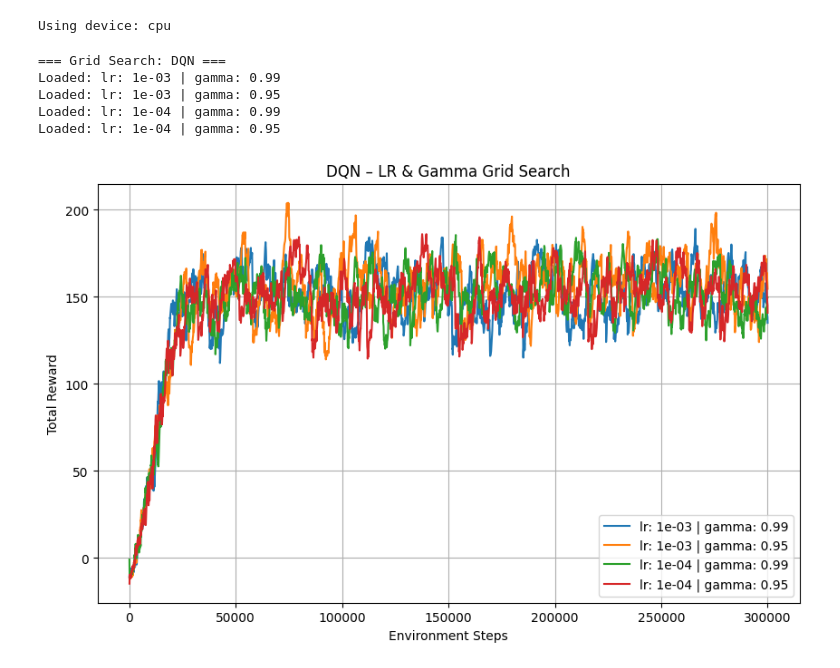
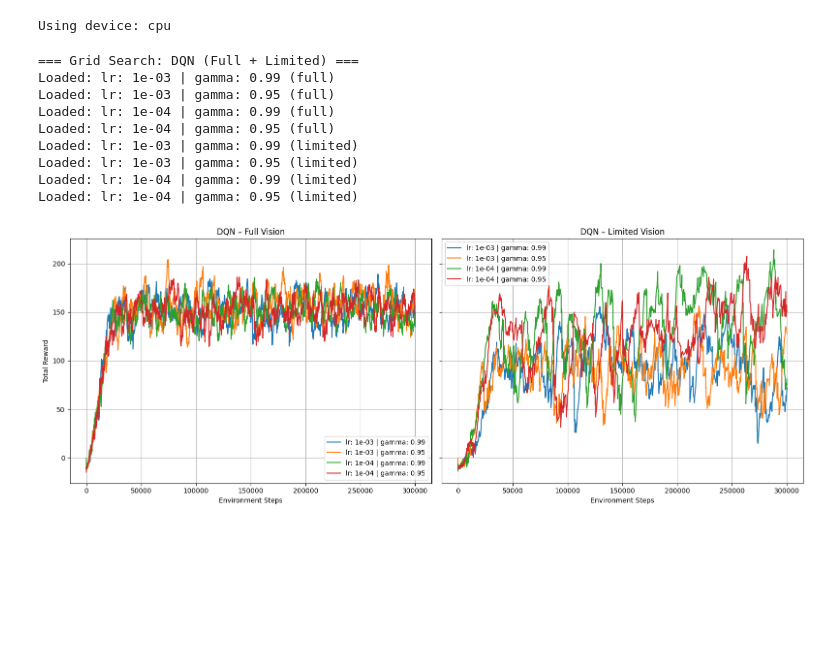
Before and after one commit to Kevin007p/snake-rl, a Jupyter notebook: copy.ipynb, the cells around one changed output. Saved outputs shown, nothing was run; the diff lists cells and outputs as text; code cells hidden in the pictures; blank space fills up the shorter version.

```diff
--- a/copy.ipynb
+++ b/copy.ipynb
@@ -312,7 +309,7 @@ def optimize_dqn_step(memory, policy_net, target_net, optimizer, config):
     transitions = memory.sample(config["batch_size"])
     batch = Transition(*zip(*transitions))
 
-    states      = torch.tensor(batch.state, dtype=torch.float32).to(device)
+    states      = torch.from_numpy(np.array(batch.state)).float().to(device)
     actions     = torch.tensor(batch.action, dtype=torch.int64).unsqueeze(1).to(device)
     rewards     = torch.tensor(batch.reward, dtype=torch.float32).unsqueeze(1).to(device)
     next_states = torch.tensor(batch.next_state, dtype=torch.float32).to(device)
@@ -582,23 +579,39 @@ for vision in ["full", "limited"]:
 
         result_dict[tag] = (steps, rewards)
 # %% [output]
-=== Grid Search: DQN ===
-Loaded: lr: 1e-03 | gamma: 0.99
-Loaded: lr: 1e-03 | gamma: 0.95
-Loaded: lr: 1e-04 | gamma: 0.99
-Loaded: lr: 1e-04 | gamma: 0.95
+=== Grid Search: DQN (Full + Limited) ===
+Loaded: lr: 1e-03 | gamma: 0.99 (full)
+Loaded: lr: 1e-03 | gamma: 0.95 (full)
+Loaded: lr: 1e-04 | gamma: 0.99 (full)
+Loaded: lr: 1e-04 | gamma: 0.95 (full)
+Loaded: lr: 1e-03 | gamma: 0.99 (limited)
+Loaded: lr: 1e-03 | gamma: 0.95 (limited)
+Loaded: lr: 1e-04 | gamma: 0.99 (limited)
+Loaded: lr: 1e-04 | gamma: 0.95 (limited)
 # %%
-plt.figure(figsize=(10, 6))
+fig, axs = plt.subplots(1, 2, figsize=(16, 6), sharey=True)
+
+# Full vision
+axs[0].set_title("DQN – Full Vision")
 for tag, (steps, rewards) in dqn_results.items():
-    plt.plot(steps, smooth(rewards), label=tag)
-plt.title("DQN – LR & Gamma Grid Search")
-plt.xlabel("Environment Steps")
-plt.ylabel("Total Reward")
-plt.legend()
-plt.grid(True)
+    axs[0].plot(steps, smooth(rewards), label=tag)
+axs[0].set_xlabel("Environment Steps")
+axs[0].set_ylabel("Total Reward")
+axs[0].legend()
+axs[0].grid(True)
+
+# Limited vision
+axs[1].set_title("DQN – Limited Vision")
+for tag, (steps, rewards) in dqn_limited_results.items():
+    axs[1].plot(steps, smooth(rewards), label=tag)
+axs[1].set_xlabel("Environment Steps")
+axs[1].legend()
+axs[1].grid(True)
+
+plt.tight_layout()
 plt.show()
 # %% [output]
-[figure, old version]
+[figure, new version]
 # %%
 from itertools import product
 
```
Also changed, not shown: parts of 9 cells of this notebook, 12 other files.
